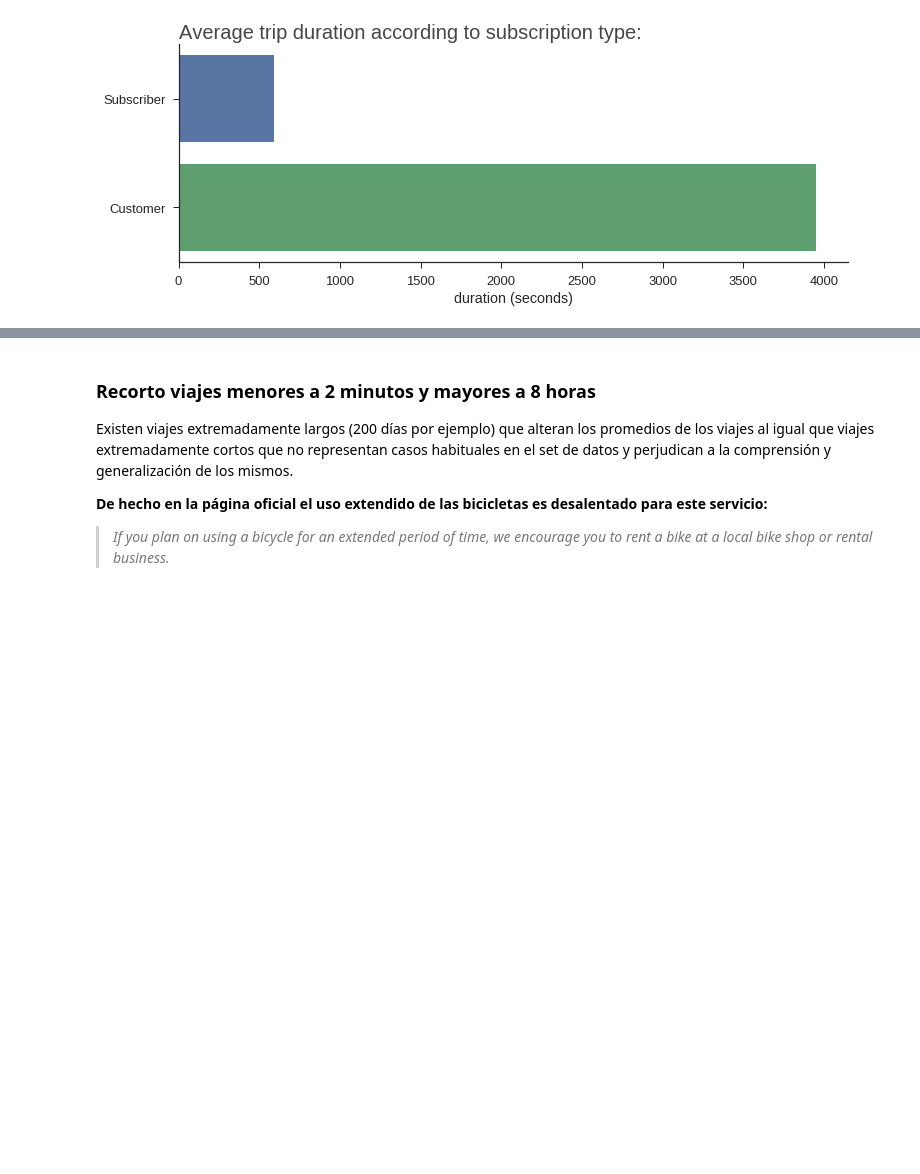
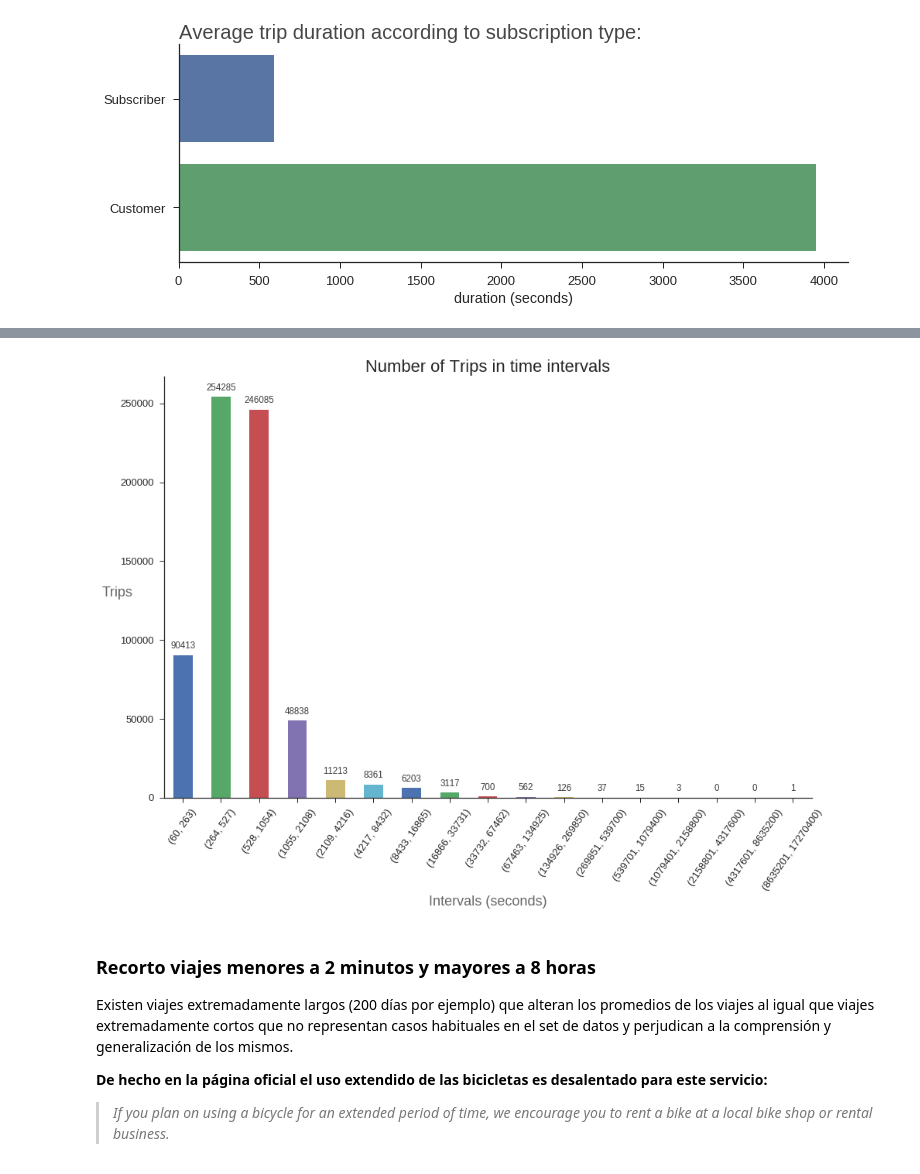
Before and after one commit to fpenovi/SFbikeTravelDuration, a Jupyter notebook: notebooks/01 - SubscriptionType_VS_TripDuration.ipynb, the cells around one changed output, grey strips where cells are left out. Drawn from its saved outputs; the diff is of its cells as text; code cells hidden in the pictures; blank space fills up the shorter version.

```diff
--- a/notebooks/01 - SubscriptionType_VS_TripDuration.ipynb
+++ b/notebooks/01 - SubscriptionType_VS_TripDuration.ipynb
@@ -35,0 +51,22 @@ plt.show()
+# %%
+# Armo intervalos de duracion y me fijo cual es el intervalo más común
+durationIntervals = {}
+maxDuration = dfTrip.duration.max()
+minDuration = dfTrip.duration.min()
+
+while ( maxDuration >= 360) :
+    interval = (maxDuration/2 + 1, maxDuration)
+    durationIntervals[interval] = 0
+    maxDuration /= 2
+
+durationIntervals[(minDuration, maxDuration)] = 0
+
+# Cuento la cantidad de trips en cada intervalo y relleno el diccionario:
+for interval in durationIntervals.keys() :
+    durationIntervals[interval] = dfTrip[(interval[0] <= dfTrip.duration) & (dfTrip.duration <= interval[1])]\
+                                        .duration.count()
+# %%
+dfIntervals = pd.DataFrame.from_dict(durationIntervals, orient='index').reset_index()
+dfIntervals.columns = ['interval', 'trips']
+dfIntervals.sort_values(by=['interval'], inplace=True)
+dfIntervals
@@ -36,3 +92,18 @@ plt.show()
+# %%
+ax = dfIntervals.plot(kind='bar', x='interval', y='trips', color=sns.color_palette(), legend=False)
+ax.figure.set_size_inches(15, 10)
+
+sns.despine()
+ax.set_title('Number of Trips in time intervals', size=22)
+ax.set_xlabel('Intervals (seconds)', size=18, alpha=0.7)
+ax.set_ylabel('Trips', size=18, rotation='horizontal', position=(0, 0.47), alpha=0.7)
+plt.xticks(rotation=55, size=13)
+
+autolabel(ax, 11.5, 0.9)      # Definida en root.py
+
+plt.show()
+# %% [output]
+[figure, added]
 # %% [markdown]
 ### Recorto viajes menores a 2 minutos y mayores a 8 horas
 Existen viajes extremadamente largos (200 días por ejemplo) que alteran los promedios de los viajes al igual que viajes extremadamente cortos que no representan casos habituales en el set de datos y perjudican a la comprensión y generalización de los mismos.
```
Also changed, not shown: parts of 4 cells of this notebook, 1 other file.
